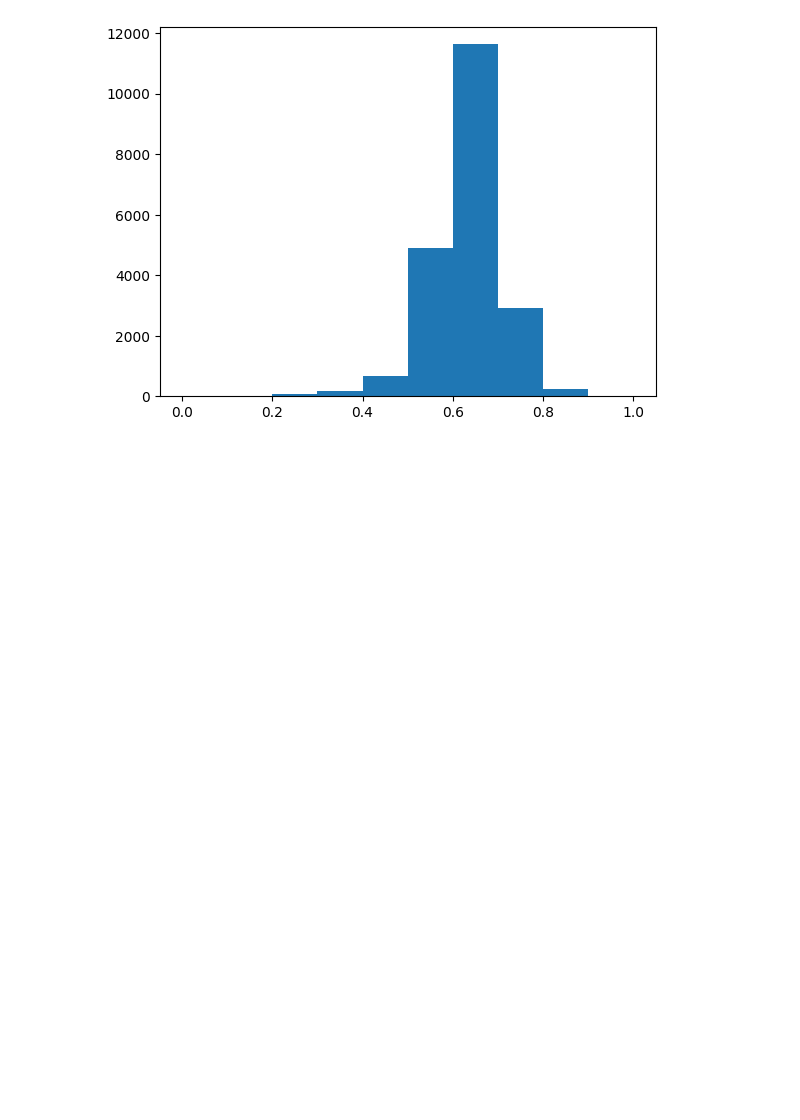
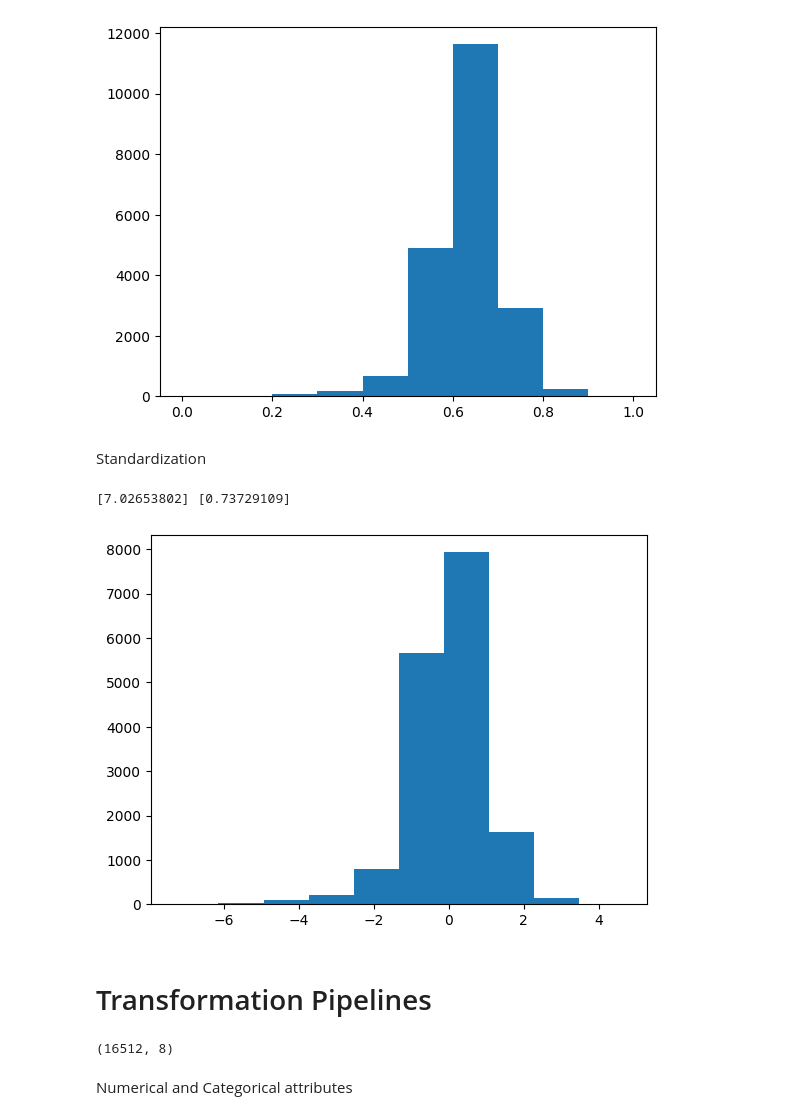
Before and after one commit to nanpiyaporn/641ABI, a Jupyter notebook: Topic 2_End to End ML Project/2-Data Cleaning.ipynb, the cells around one changed output. Saved outputs shown, nothing was run; the diff lists cells and outputs as text; code cells hidden in the pictures; blank space fills up the shorter version.

```diff
--- a/Topic 2_End to End ML Project/2-Data Cleaning.ipynb
+++ b/Topic 2_End to End ML Project/2-Data Cleaning.ipynb
@@ -259,3 +261,52 @@ plt.hist(pop_min_max_scaled)
 plt.show()
 # %% [output]
 [figure]
+# %% [markdown]
+Standardization
+# %%
+from sklearn.preprocessing import StandardScaler
+
+std_scaler = StandardScaler()
+
+pop =  housing_X_2[['population']]
+# log transformation
+pop_log = np.log(pop)
+
+# standardization scaling
+## fit
+std_scaler.fit(pop_log)
+## get mean and std
+print(std_scaler.mean_, std_scaler.scale_ )
+## transformation
+pop_std_scaled = std_scaler.transform(pop_log)
+
+## or we can do fit and transformation together
+pop_std_scaled = std_scaler.fit_transform(pop_log)
+# %% [output]
+[7.02653802] [0.73729109]
+# %%
+plt.hist(pop_std_scaled)
+plt.show()
+# %% [output]
+[figure, added]
+# %% [markdown]
+# Transformation Pipelines
+# %%
+from sklearn.pipeline import Pipeline
+from sklearn.impute import SimpleImputer
+from sklearn.preprocessing import StandardScaler, OneHotEncoder
+
+num_pipeline = Pipeline(
+    [
+        ("impute", SimpleImputer(strategy='median') ),
+        ("standardize", StandardScaler())
+    ]
+)
+
+housing_num_prepared = num_pipeline.fit_transform(housing_X_2_num)
+
+housing_num_prepared.shape
+# %% [output]
+(16512, 8)
+# %% [markdown]
+Numerical and Categorical attributes
```
Also changed, not shown: parts of 5 cells of this notebook, 2 other files.
